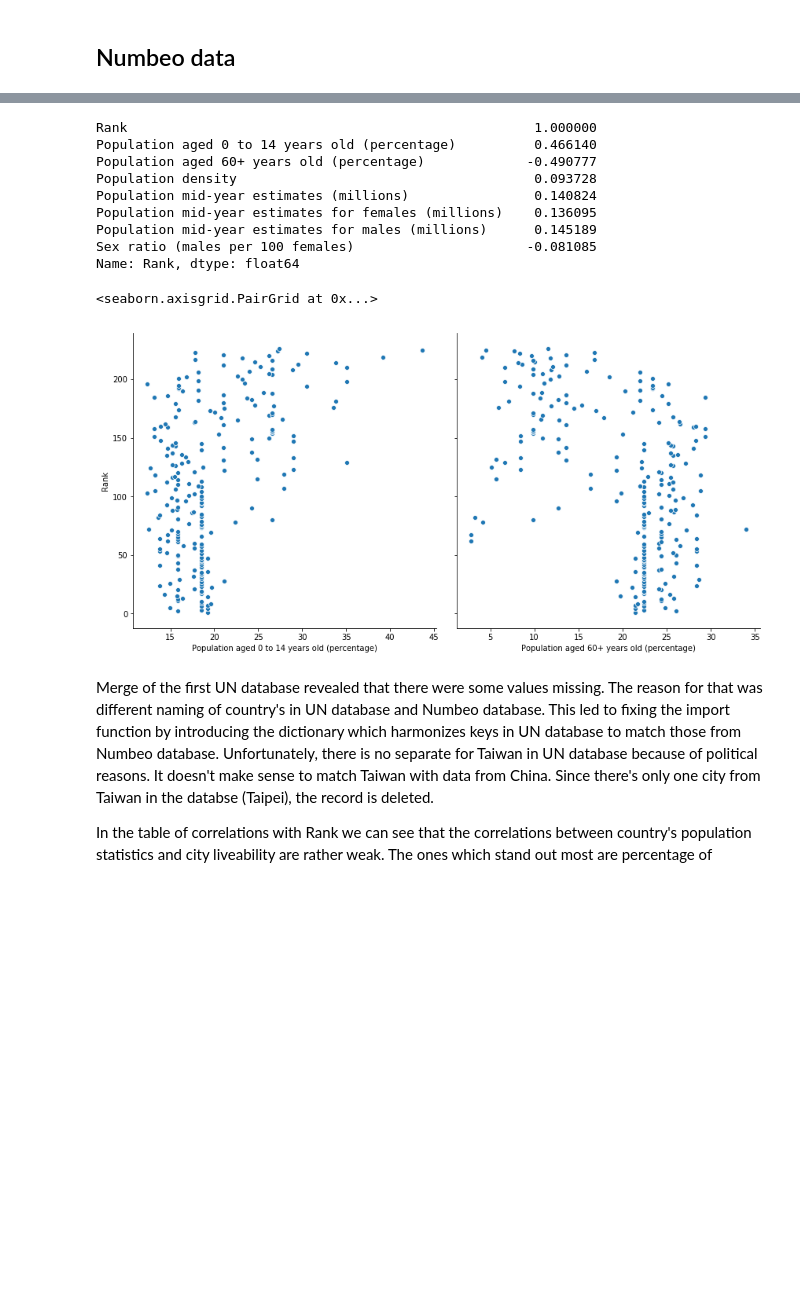
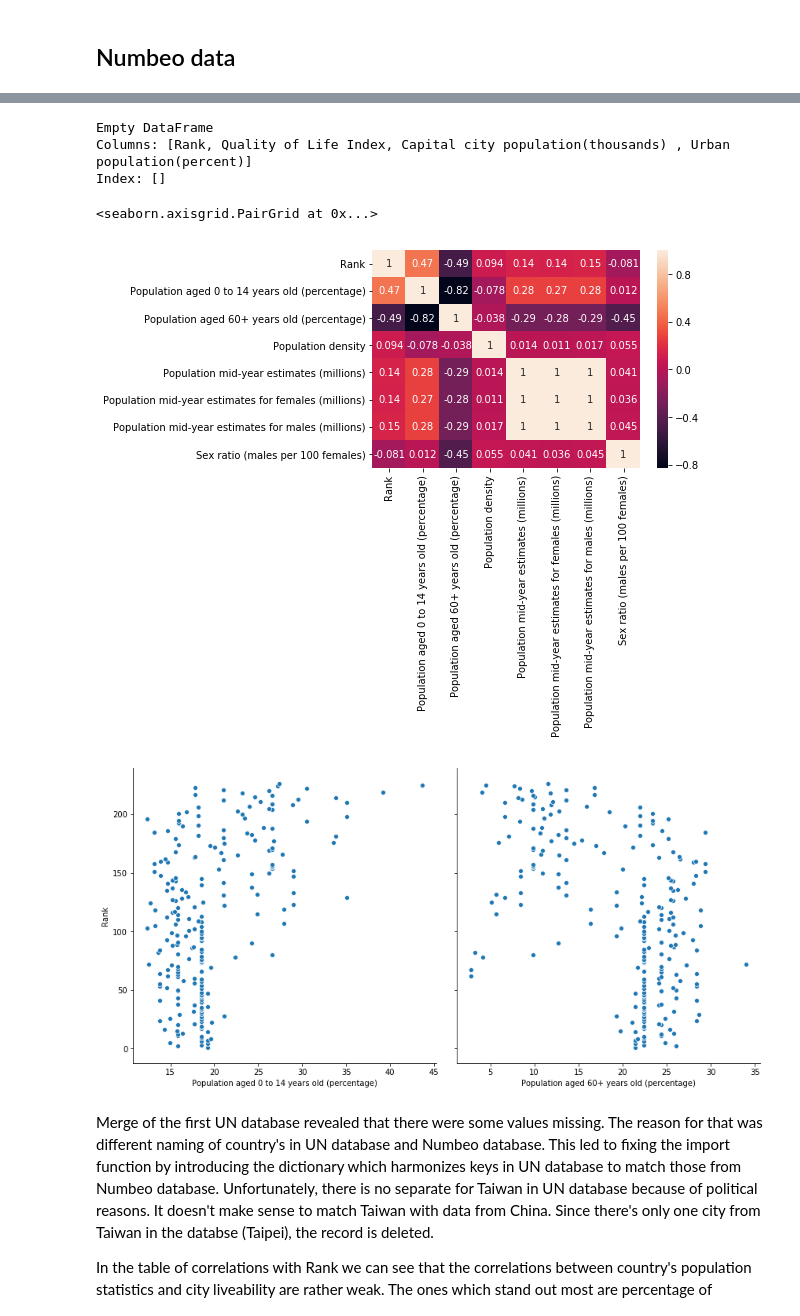
Before and after one commit to pantos1/dopp_ex3_city_livability, a Jupyter notebook: piotr.ipynb, the cells around one changed output, grey strips where cells are left out. Cells and saved outputs as stored; diff of their text form; code cells hidden in the pictures; blank space fills up the shorter version.

```diff
--- a/piotr.ipynb
+++ b/piotr.ipynb
@@ -181,29 +171,25 @@ ranks = numbeo_2019
 # %%
 filepath = 'data/imf/population_area_density.csv'
 population_data_2019 = load_and_pivot_data(filepath, year=2019, sep=';')
 
 ranks_population = ranks.merge(population_data_2019, left_on='Country', right_index=True, how='left')
+print(urban_population_ranks[pd.isnull(urban_population_ranks).values])
 ranks_population.dropna(inplace=True)
 
 corr = ranks_population.corr()
+sns.heatmap(corr, annot=True)
 
-print(corr['Rank'])
 sns.pairplot(ranks_population,
              x_vars=['Population aged 0 to 14 years old (percentage)', 'Population aged 60+ years old (percentage)'],
              y_vars=['Rank'],
              height=6)
 # %% [output]
-Rank                                                    1.000000
-Population aged 0 to 14 years old (percentage)          0.466140
-Population aged 60+ years old (percentage)             -0.490777
-Population density                                      0.093728
-Population mid-year estimates (millions)                0.140824
-Population mid-year estimates for females (millions)    0.136095
-Population mid-year estimates for males (millions)      0.145189
-Sex ratio (males per 100 females)                      -0.081085
-Name: Rank, dtype: float64
+Empty DataFrame
+Columns: [Rank, Quality of Life Index, Capital city population(thousands) , Urban population(percent)]
+Index: []
 <seaborn.axisgrid.PairGrid at 0x...>
-[figure, old version]
+[figure, new version]
+[figure, added]
 # %% [markdown]
 Merge of the first UN database revealed that there were some values missing. The reason for that was different naming of country's in UN database and Numbeo database. This led to fixing the import function by introducing the dictionary which harmonizes keys in UN database to match those from Numbeo database. Unfortunately, there is no separate for Taiwan in UN database because of political reasons. It doesn't make sense to match Taiwan with data from China. Since there's only one city from Taiwan in the databse (Taipei), the record is deleted.
 
```
Also changed, not shown: parts of 14 cells of this notebook.
